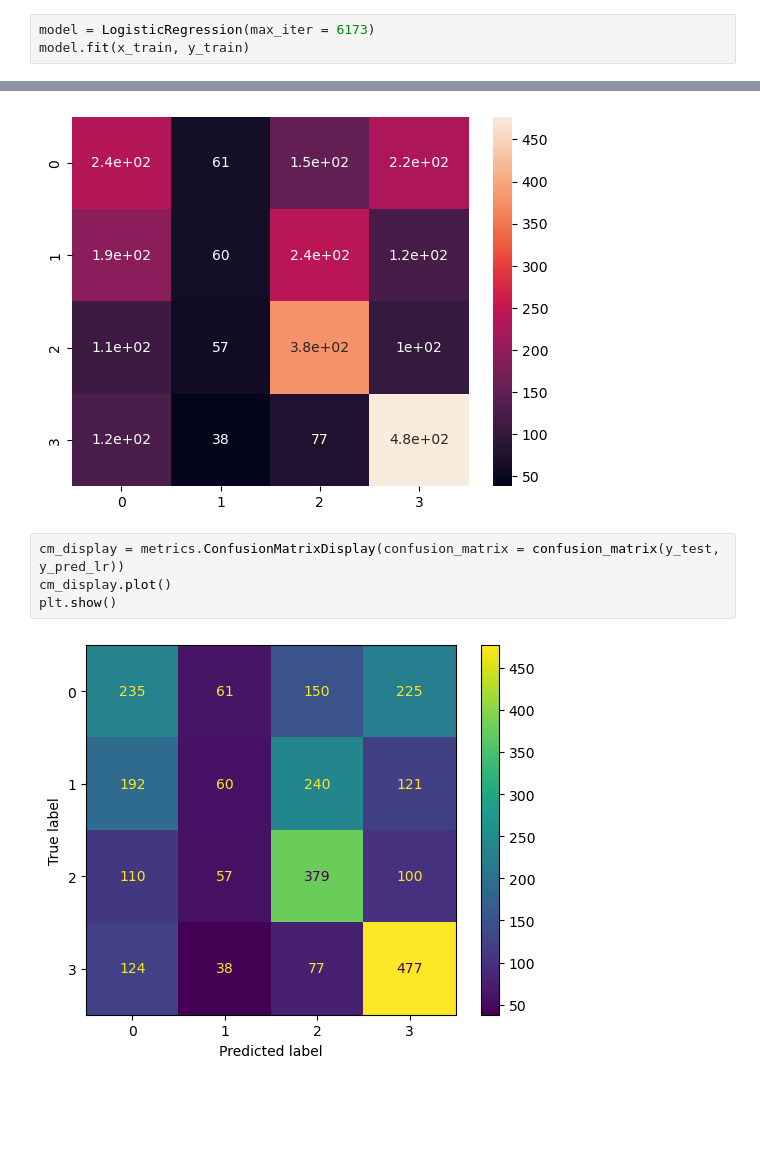
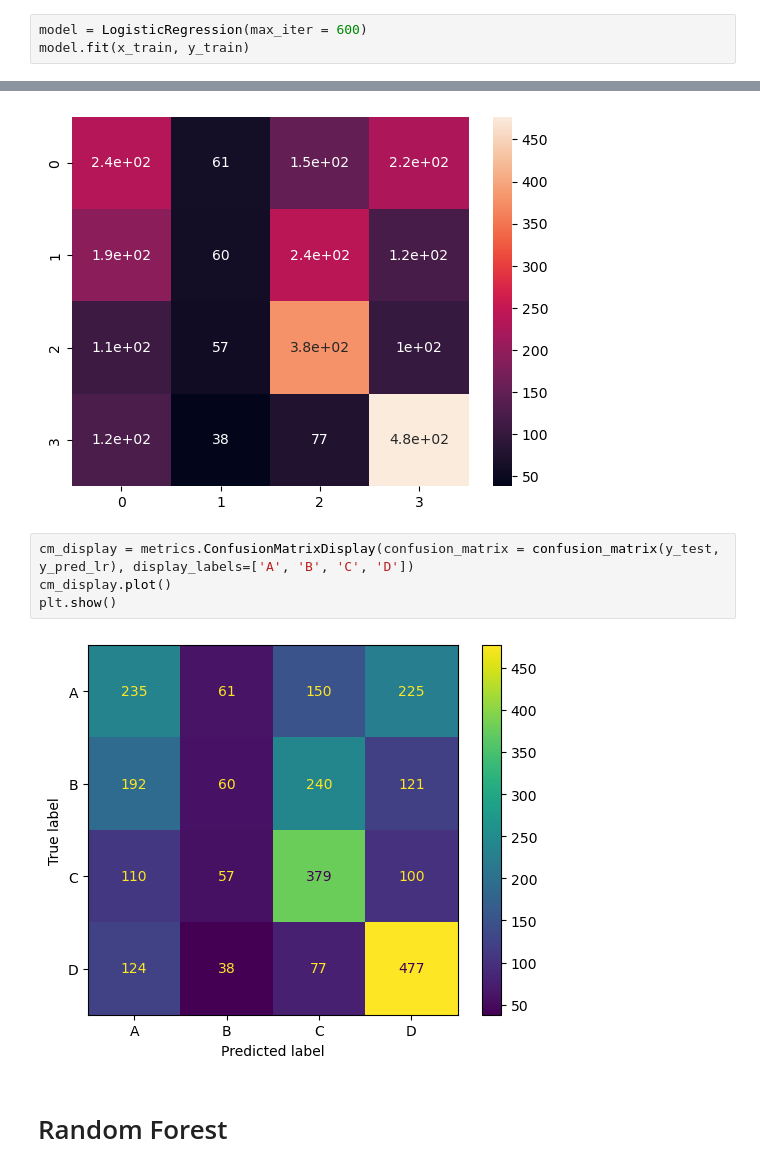
Before and after one commit to Subhajeet-Das/Customer-Segmentation, a Jupyter notebook: customer-segmentation-classification.ipynb, the cells around one changed output, grey strips where cells are left out. Drawn from its saved outputs; the diff is of its cells as text; blank space fills up the shorter version.

```diff
--- a/customer-segmentation-classification.ipynb
+++ b/customer-segmentation-classification.ipynb
@@ -163,4 +180,4 @@ print(x_train.shape)
 # %%
-model = LogisticRegression(max_iter = 6173)
+model = LogisticRegression(max_iter = 600)
 model.fit(x_train, y_train)
 # %% [output]
@@ -203,8 +220,10 @@ sns.heatmap(cm,annot=True)
 <AxesSubplot:>
 [figure]
 # %%
-cm_display = metrics.ConfusionMatrixDisplay(confusion_matrix = confusion_matrix(y_test, y_pred_lr))
+cm_display = metrics.ConfusionMatrixDisplay(confusion_matrix = confusion_matrix(y_test, y_pred_lr), display_labels=['A', 'B', 'C', 'D'])
 cm_display.plot()
 plt.show()
 # %% [output]
-[figure, old version]
+[figure, new version]
+# %% [markdown]
+# Random Forest
```
Also changed, not shown: parts of 23 cells of this notebook.
